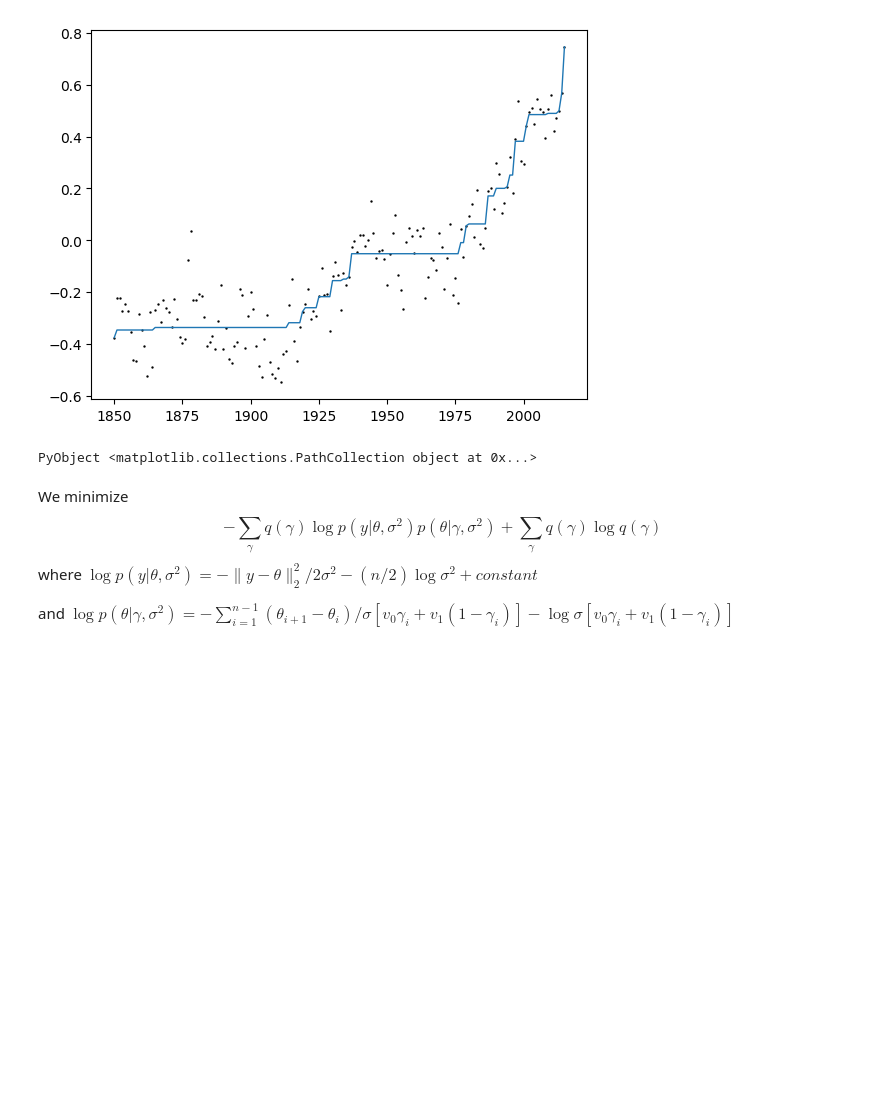
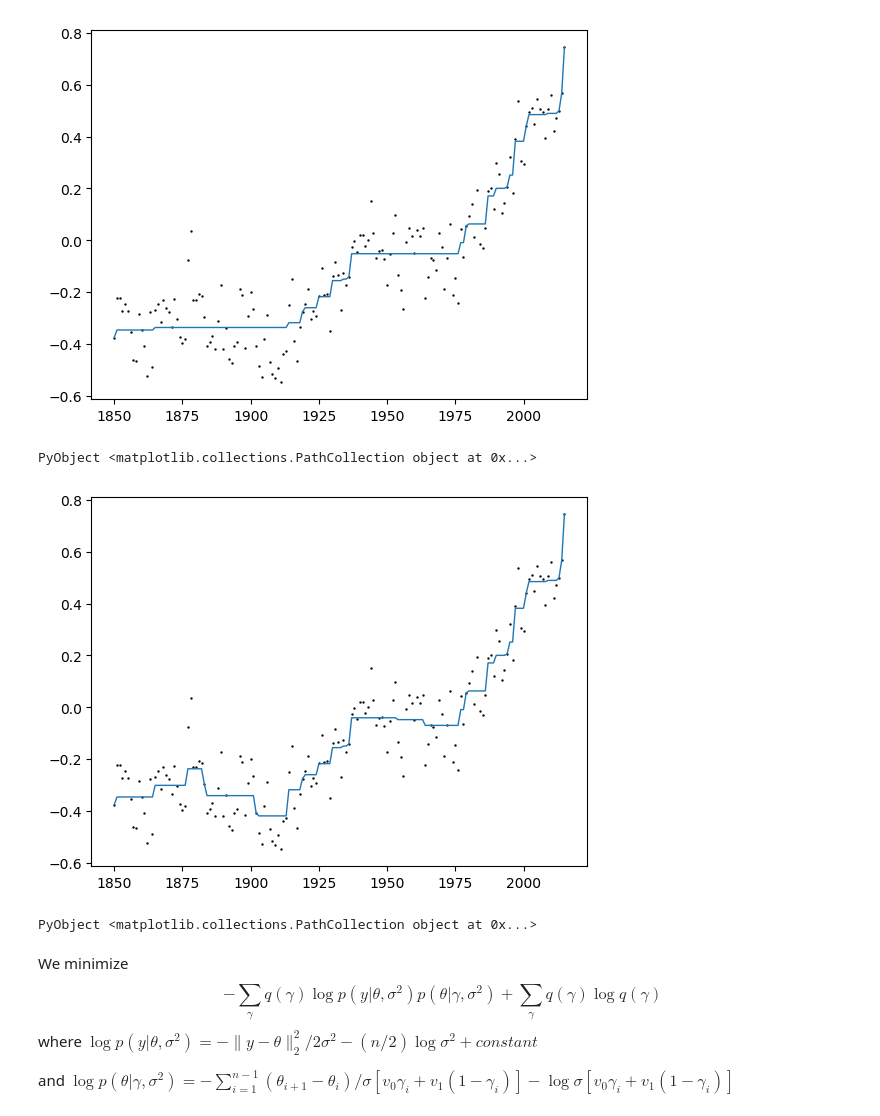
Before and after one commit to youngseok-kim/BGSM-paper, a Jupyter notebook: Untitled1.ipynb, the cells around one changed output. Cells and saved outputs as stored; diff of their text form; code cells hidden in the pictures; blank space fills up the shorter version.

```diff
--- a/Untitled1.ipynb
+++ b/Untitled1.ipynb
@@ -67,12 +71,16 @@ scatter(year, y, c = "black", s = 0.5)
 [figure]
 PyObject <matplotlib.collections.PathCollection object at 0x...>
 # %%
-# using RCall
-# R"require(neariso)";
-# @rput y;
-# R"out_neariso <- neariso(y, lambda = 0.5)$beta";
-# out_neariso = (@rget out_neariso)[:];
-# plot(year, out_neariso, linewidth = 1)
+using RCall
+R"require(neariso)";
+@rput y;
+R"out_neariso <- neariso(y, lambda = 0.5)$beta";
+out_neariso = (@rget out_neariso)[:];
+plot(year, out_neariso, linewidth = 1)
+scatter(year, y, c = "black", s = 0.5)
+# %% [output]
+[figure, added]
+PyObject <matplotlib.collections.PathCollection object at 0x...>
 # %% [markdown]
 We minimize
 $$
```
Also changed, not shown: parts of 1 cell of this notebook.
